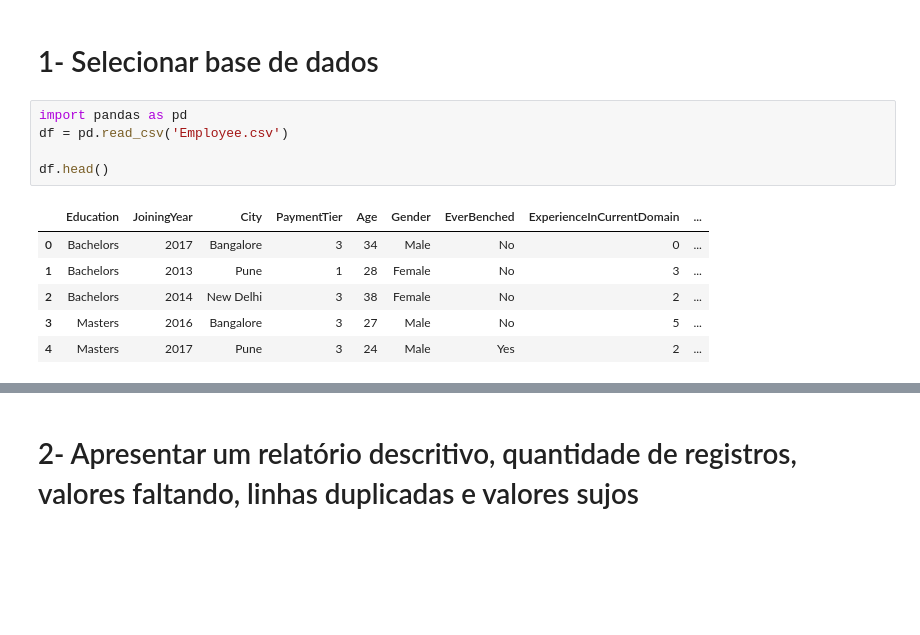
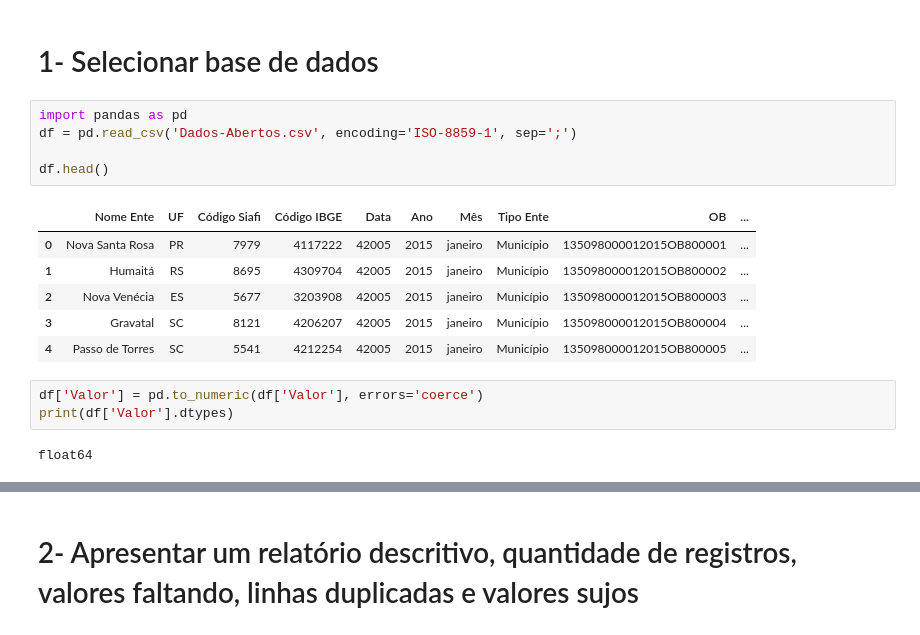
Before and after one commit to CaioMorais02/Projeto_Mineracao_De_Dados, a Jupyter notebook: Projeto.ipynb, the cells around one changed output, grey strips where cells are left out. Saved outputs shown, nothing was run; the diff lists cells and outputs as text; blank space fills up the shorter version.

```diff
--- a/Projeto.ipynb
+++ b/Projeto.ipynb
@@ -2,13 +2,18 @@
 # 1- Selecionar base de dados
 # %%
 import pandas as pd
-df = pd.read_csv('Employee.csv')
+df = pd.read_csv('Dados-Abertos.csv', encoding='ISO-8859-1', sep=';')
 
 df.head()
 # %% [output]
-|  | Education | JoiningYear | City | PaymentTier | Age | Gender | EverBenched | ExperienceInCurrentDomain | ... |
-| 0 | Bachelors | 2017 | Bangalore | 3 | 34 | Male | No | 0 | ... |
-| 1 | Bachelors | 2013 | Pune | 1 | 28 | Female | No | 3 | ... |
-| 2 | Bachelors | 2014 | New Delhi | 3 | 38 | Female | No | 2 | ... |
-| 3 | Masters | 2016 | Bangalore | 3 | 27 | Male | No | 5 | ... |
-| 4 | Masters | 2017 | Pune | 3 | 24 | Male | Yes | 2 | ... |
+|  | Nome Ente | UF | Código Siafi | Código IBGE | Data | Ano | Mês | Tipo Ente | OB | ... |
+| 0 | Nova Santa Rosa | PR | 7979 | 4117222 | 42005 | 2015 | janeiro | Município | 135098000012015OB800001 | ... |
+| 1 | Humaitá | RS | 8695 | 4309704 | 42005 | 2015 | janeiro | Município | 135098000012015OB800002 | ... |
+| 2 | Nova Venécia | ES | 5677 | 3203908 | 42005 | 2015 | janeiro | Município | 135098000012015OB800003 | ... |
+| 3 | Gravatal | SC | 8121 | 4206207 | 42005 | 2015 | janeiro | Município | 135098000012015OB800004 | ... |
+| 4 | Passo de Torres | SC | 5541 | 4212254 | 42005 | 2015 | janeiro | Município | 135098000012015OB800005 | ... |
+# %%
+df['Valor'] = pd.to_numeric(df['Valor'], errors='coerce')
+print(df['Valor'].dtypes)
+# %% [output]
+float64
```
Also changed, not shown: parts of 33 cells of this notebook.
